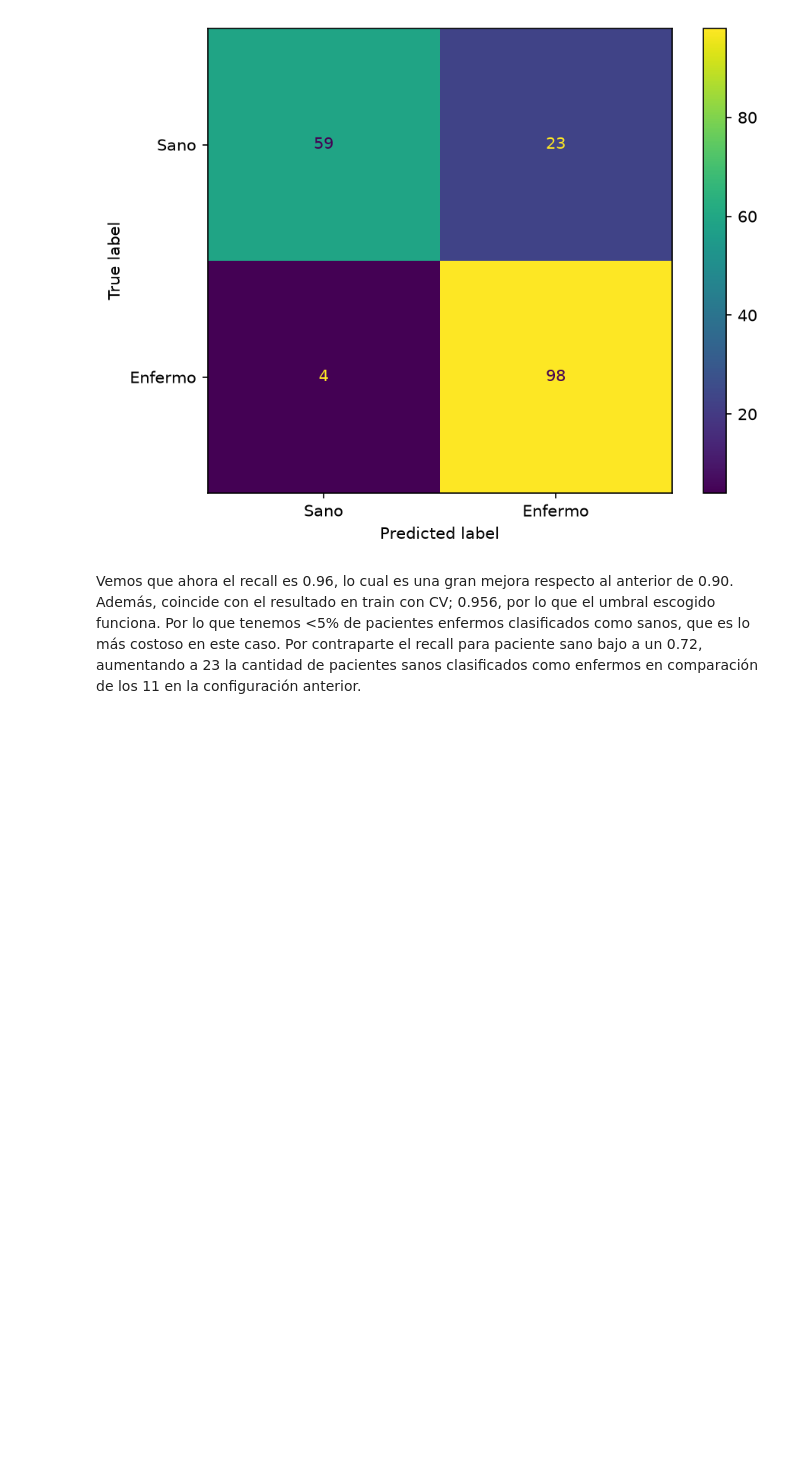
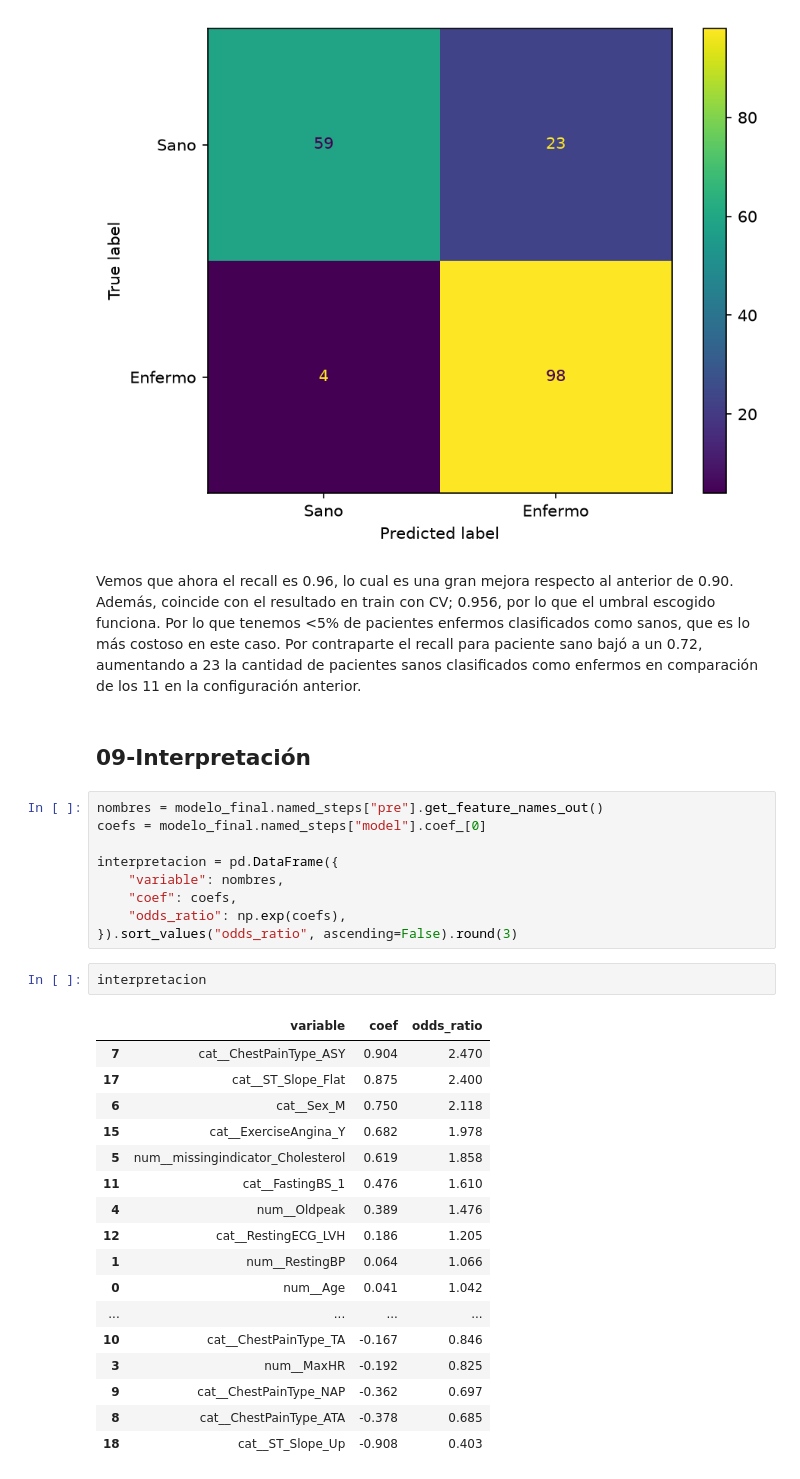
Before and after one commit to wawa1806/ML-heart-failure, a Jupyter notebook: notebooks/heart-failure.ipynb, the cells around one changed output. Saved outputs shown, nothing was run; the diff lists cells and outputs as text; blank space fills up the shorter version.

Commit message:
Se interpretan resultados y se concluye

```diff
--- a/notebooks/heart-failure.ipynb
+++ b/notebooks/heart-failure.ipynb
@@ -721,4 +720,35 @@ plt.show()
 weighted avg       0.87      0.85      0.85       184
 [figure]
 # %% [markdown]
-Vemos que ahora el recall es 0.96, lo cual es una gran mejora respecto al anterior de 0.90. Además, coincide con el resultado en train con CV; 0.956, por lo que el umbral escogido funciona. Por lo que tenemos <5% de pacientes enfermos clasificados como sanos, que es lo más costoso en este caso. Por contraparte el recall para paciente sano bajo a un 0.72, aumentando a 23 la cantidad de pacientes sanos clasificados como enfermos en comparación de los 11 en la configuración anterior.
+Vemos que ahora el recall es 0.96, lo cual es una gran mejora respecto al anterior de 0.90. Además, coincide con el resultado en train con CV; 0.956, por lo que el umbral escogido funciona. Por lo que tenemos <5% de pacientes enfermos clasificados como sanos, que es lo más costoso en este caso. Por contraparte el recall para paciente sano bajó a un 0.72, aumentando a 23 la cantidad de pacientes sanos clasificados como enfermos en comparación de los 11 en la configuración anterior.
+# %% [markdown]
+## 09-Interpretación
+# %%
+nombres = modelo_final.named_steps["pre"].get_feature_names_out()
+coefs = modelo_final.named_steps["model"].coef_[0]
+
+interpretacion = pd.DataFrame({
+    "variable": nombres,
+    "coef": coefs,
+    "odds_ratio": np.exp(coefs),
+}).sort_values("odds_ratio", ascending=False).round(3)
+# %%
+interpretacion
+# %% [output]
+|  | variable | coef | odds_ratio |
+| 7 | cat__ChestPainType_ASY | 0.904 | 2.470 |
+| 17 | cat__ST_Slope_Flat | 0.875 | 2.400 |
+| 6 | cat__Sex_M | 0.750 | 2.118 |
+| 15 | cat__ExerciseAngina_Y | 0.682 | 1.978 |
+| 5 | num__missingindicator_Cholesterol | 0.619 | 1.858 |
+| 11 | cat__FastingBS_1 | 0.476 | 1.610 |
+| 4 | num__Oldpeak | 0.389 | 1.476 |
+| 12 | cat__RestingECG_LVH | 0.186 | 1.205 |
+| 1 | num__RestingBP | 0.064 | 1.066 |
+| 0 | num__Age | 0.041 | 1.042 |
+| ... | ... | ... | ... |
+| 10 | cat__ChestPainType_TA | -0.167 | 0.846 |
+| 3 | num__MaxHR | -0.192 | 0.825 |
+| 9 | cat__ChestPainType_NAP | -0.362 | 0.697 |
+| 8 | cat__ChestPainType_ATA | -0.378 | 0.685 |
+| 18 | cat__ST_Slope_Up | -0.908 | 0.403 |
```
Also changed, not shown: parts of 12 cells of this notebook.
